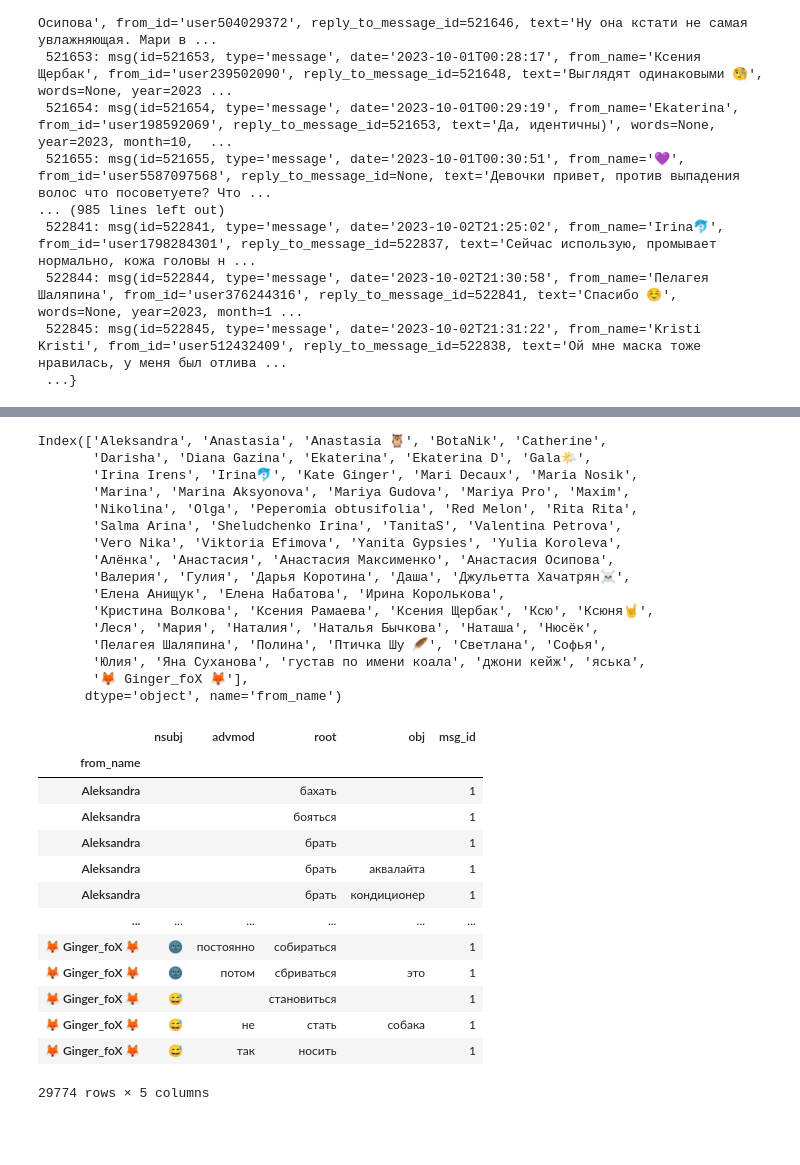
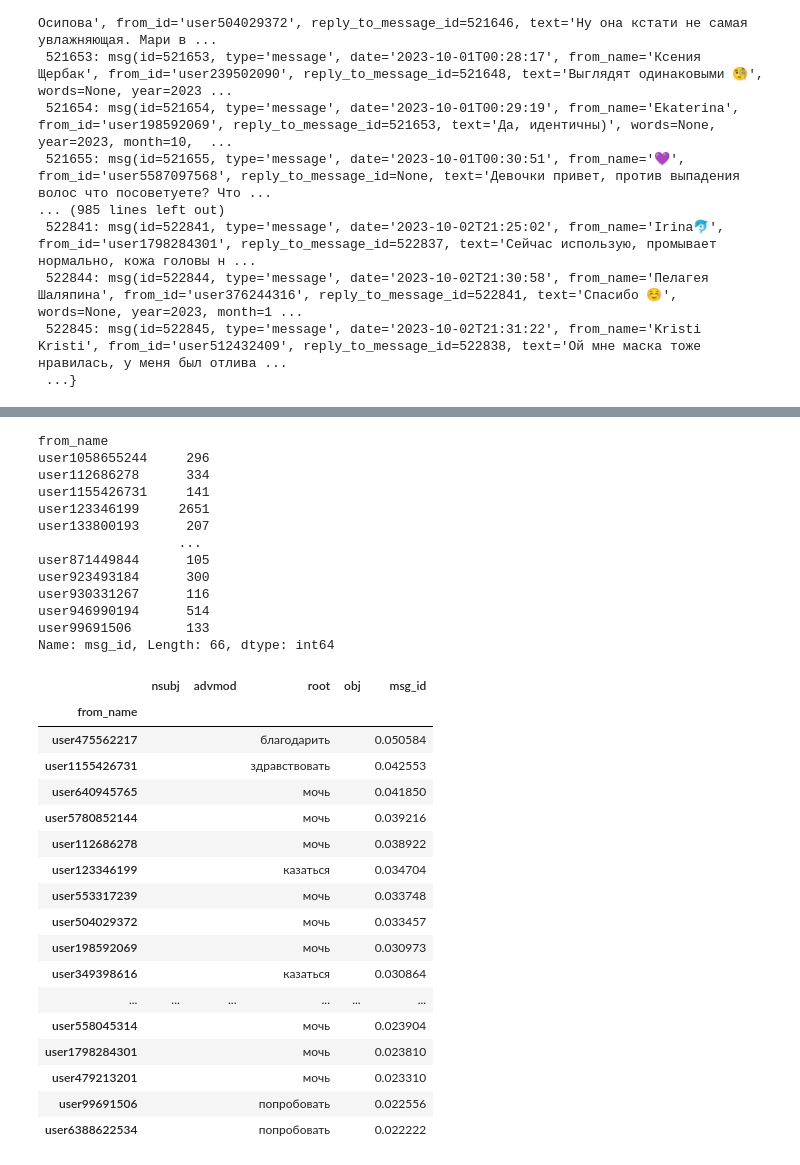
Before and after one commit to mkoninin/tg-json-analysis, a Jupyter notebook: 100 - парсер предложений.ipynb, the cells around one changed output, grey strips where cells are left out. Drawn from its saved outputs; the diff is of its cells as text; code cells hidden in the pictures; blank space fills up the shorter version.

```diff
--- a/100 - парсер предложений.ipynb
+++ b/100 - парсер предложений.ipynb
@@ -166,41 +164,44 @@ KeyError: 'from_id'
 # %%
 names = df[['from_name', 'msg_id']].groupby('from_name').count()['msg_id']
-names = names[names > 100].index
+names = names[names > 100]
 names
 # %% [output]
-Index(['Aleksandra', 'Anastasia', 'Anastasia 🦉', 'BotaNik', 'Catherine',
-       'Darisha', 'Diana Gazina', 'Ekaterina', 'Ekaterina D', 'Gala🌤',
-       'Irina Irens', 'Irina🐬', 'Kate Ginger', 'Mari Decaux', 'Maria Nosik',
-       'Marina', 'Marina Aksyonova', 'Mariya Gudova', 'Mariya Pro', 'Maxim',
-       'Nikolina', 'Olga', 'Peperomia obtusifolia', 'Red Melon', 'Rita Rita',
-       'Salma Arina', 'Sheludchenko Irina', 'TanitaS', 'Valentina Petrova',
-       'Vero Nika', 'Viktoria Efimova', 'Yanita Gypsies', 'Yulia Koroleva',
-       'Алёнка', 'Анастасия', 'Анастасия Максименко', 'Анастасия Осипова',
-       'Валерия', 'Гулия', 'Дарья Коротина', 'Даша', 'Джульетта Хачатрян☠️',
-       'Елена Анищук', 'Елена Набатова', 'Ирина Королькова',
-       'Кристина Волкова', 'Ксения Рамаева', 'Ксения Щербак', 'Ксю', 'Ксюня🤘',
-       'Леся', 'Мария', 'Наталия', 'Наталья Бычкова', 'Наташа', 'Нюсёк',
-       'Пелагея Шаляпина', 'Полина', 'Птичка Шу 🪶', 'Светлана', 'Софья',
-       'Юлия', 'Яна Суханова', 'густав по имени коала', 'джони кейж', 'яська',
-       '🦊 Ginger_foX 🦊'],
-      dtype='object', name='from_name')
+from_name
+user1058655244     296
+user112686278      334
+user1155426731     141
+user123346199     2651
+user133800193      207
+                  ...
+user871449844      105
+user923493184      300
+user930331267      116
+user946990194      514
+user99691506       133
+Name: msg_id, Length: 66, dtype: int64
 # %%
 df = df.fillna('').groupby(['from_name', 'nsubj', 'advmod', 'root', 'obj']).count().reset_index().set_index('from_name')
-# %%
-df[df.index.isin(names)]
-# %% [output]
-|  | nsubj | advmod | root | obj | msg_id |
-| from_name |  |  |  |  |  |
-| Aleksandra |  |  | бахать |  | 1 |
-| Aleksandra |  |  | бояться |  | 1 |
-| Aleksandra |  |  | брать |  | 1 |
-| Aleksandra |  |  | брать | аквалайта | 1 |
-| Aleksandra |  |  | брать | кондиционер | 1 |
-| ... | ... | ... | ... | ... | ... |
-| 🦊 Ginger_foX 🦊 | 🌚 | постоянно | собираться |  | 1 |
-| 🦊 Ginger_foX 🦊 | 🌚 | потом | сбриваться | это | 1 |
-| 🦊 Ginger_foX 🦊 | 😅 |  | становиться |  | 1 |
-| 🦊 Ginger_foX 🦊 | 😅 | не | стать | собака | 1 |
-| 🦊 Ginger_foX 🦊 | 😅 | так | носить |  | 1 |
-29774 rows × 5 columns
+# %%
+df = df[df.index.isin(names.index)]
+df['msg_id'] = df['msg_id']/names
+df.sort_values('msg_id', ascending=False).head(30)
+# %% [output]
+|  | nsubj | advmod | root | obj | msg_id |
+| from_name |  |  |  |  |  |
+| user475562217 |  |  | благодарить |  | 0.050584 |
+| user1155426731 |  |  | здравствовать |  | 0.042553 |
+| user640945765 |  |  | мочь |  | 0.041850 |
+| user5780852144 |  |  | мочь |  | 0.039216 |
+| user112686278 |  |  | мочь |  | 0.038922 |
+| user123346199 |  |  | казаться |  | 0.034704 |
+| user553317239 |  |  | мочь |  | 0.033748 |
+| user504029372 |  |  | мочь |  | 0.033457 |
+| user198592069 |  |  | мочь |  | 0.030973 |
+| user349398616 |  |  | казаться |  | 0.030864 |
+| ... | ... | ... | ... | ... | ... |
+| user558045314 |  |  | мочь |  | 0.023904 |
+| user1798284301 |  |  | мочь |  | 0.023810 |
+| user479213201 |  |  | мочь |  | 0.023310 |
+| user99691506 |  |  | попробовать |  | 0.022556 |
+| user6388622534 |  |  | попробовать |  | 0.022222 |
 # %%
```
Also changed, not shown: parts of 5 cells of this notebook.
